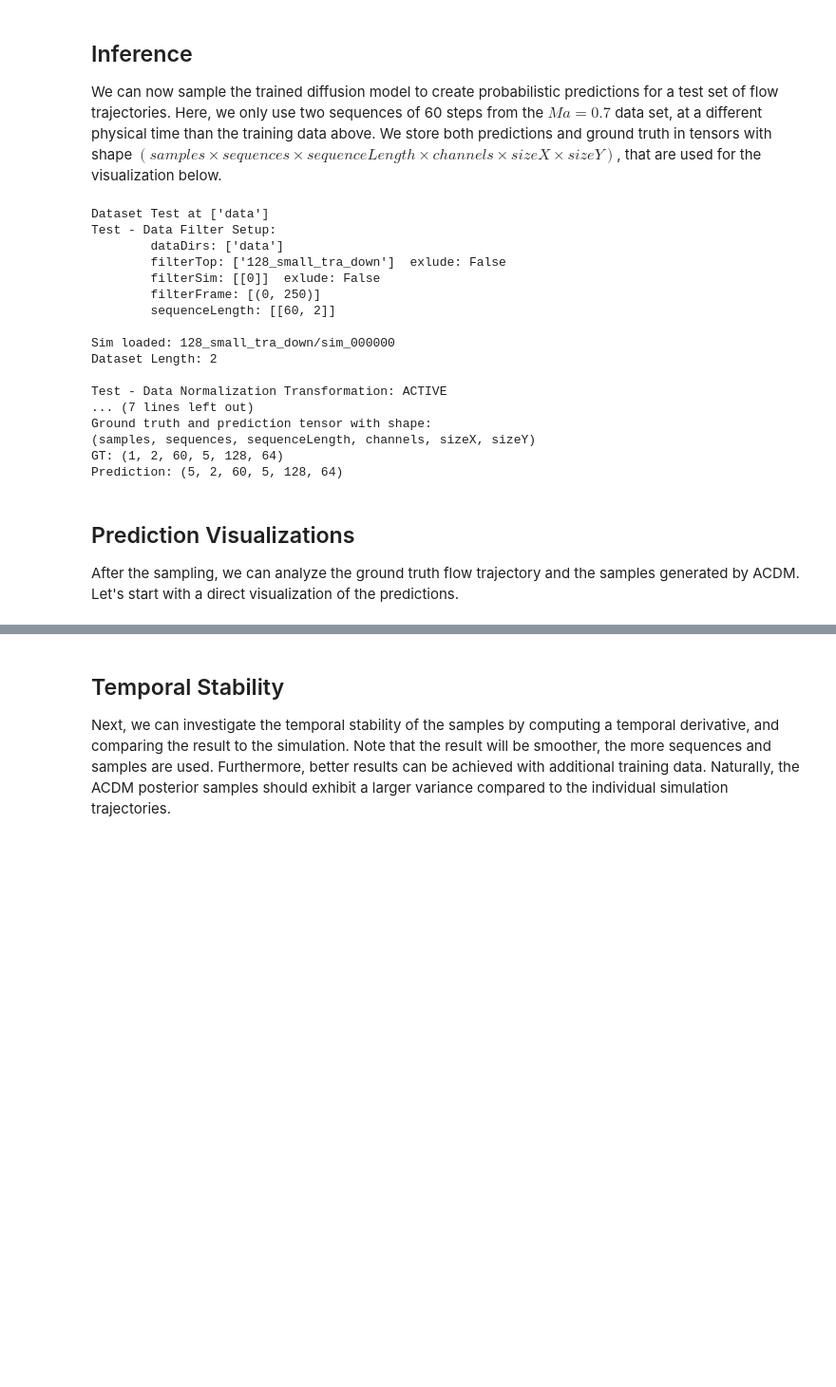
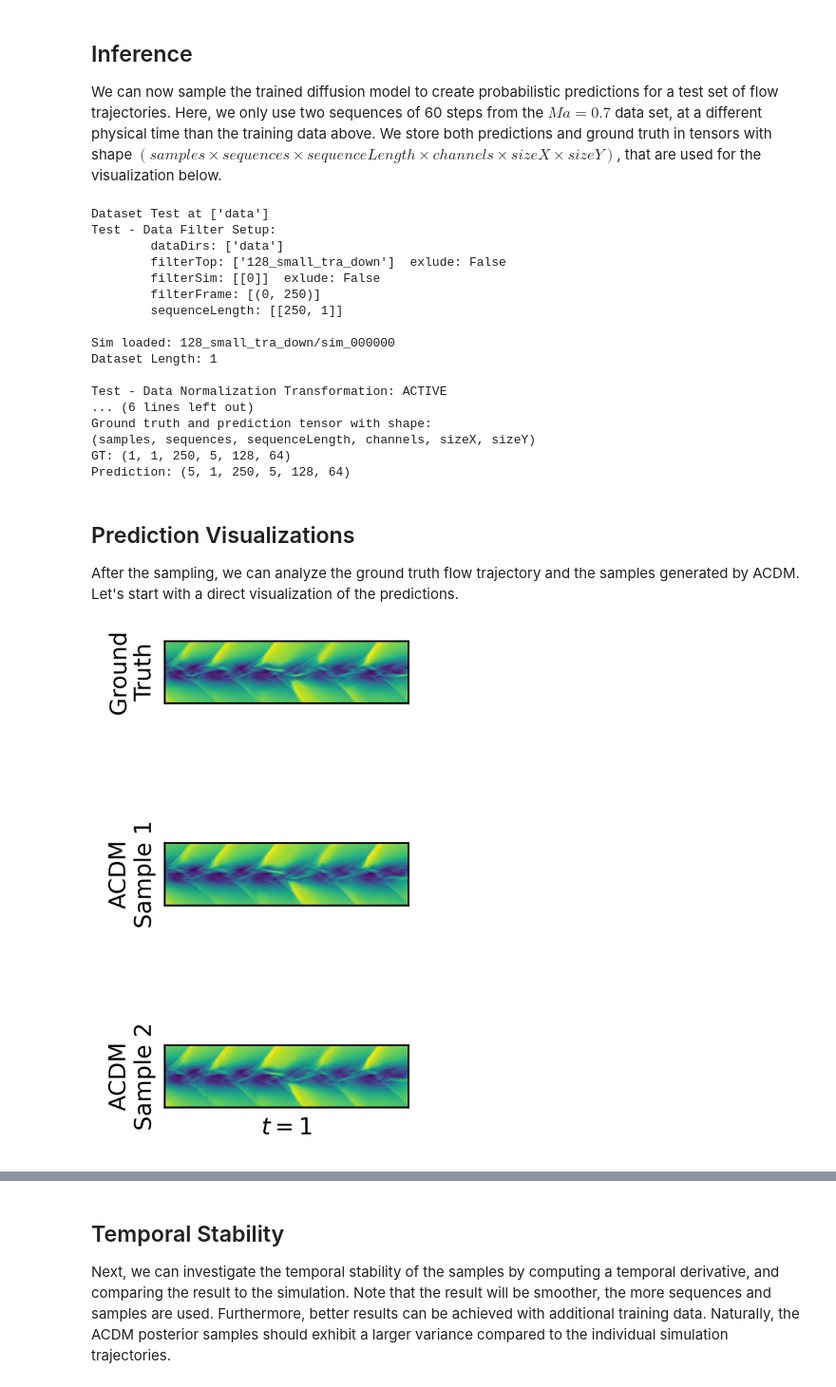
Before and after one commit to kidneybean-beef/autoreg-pde-diffusion, a Jupyter notebook: acdm-demo-supRes.ipynb, the cells around one changed output, grey strips where cells are left out. Shown at 95% size. Drawn from its saved outputs; the diff is of its cells as text; code cells hidden in the pictures; blank space fills up the shorter version.

```diff
--- a/acdm-demo-supRes.ipynb
+++ b/acdm-demo-supRes.ipynb
@@ -928,10 +926,10 @@ epoch_models = [int(re.findall(r"\d+", i)[0]) for i in os.listdir(path_model)]
 epoch_last = max(epoch_models)
 
 numSamples = 5
-sequenceLength = [60,2]
+sequenceLength = [250,1]
 simFields = ["dens", "pres"]
 simParams = ["mach"]
-diffusionSteps = 20
+# diffusionSteps = 20
 
 try: # load model if not trained/finetuned above
     model
@@ -1027,21 +1025,49 @@ Test - Data Filter Setup:
         filterTop: ['128_small_tra_down']  exlude: False
         filterSim: [[0]]  exlude: False
         filterFrame: [(0, 250)]
-        sequenceLength: [[60, 2]]
+        sequenceLength: [[250, 1]]
 
 Sim loaded: 128_small_tra_down/sim_000000
-Dataset Length: 2
+Dataset Length: 1
 
 Test - Data Normalization Transformation: ACTIVE
-... (7 lines left out)
+... (6 lines left out)
 Ground truth and prediction tensor with shape:
 (samples, sequences, sequenceLength, channels, sizeX, sizeY)
-GT: (1, 2, 60, 5, 128, 64)
-Prediction: (5, 2, 60, 5, 128, 64)
+GT: (1, 1, 250, 5, 128, 64)
+Prediction: (5, 1, 250, 5, 128, 64)
 # %% [markdown]
 ## Prediction Visualizations
 
 After the sampling, we can analyze the ground truth flow trajectory and the samples generated by ACDM. Let's start with a direct visualization of the predictions.
+# %%
+sequence = 0
+samples = [0,4]
+timeSteps = [i for i in range(sequenceLength[0])]
+field = 3 # velocity_x (0), velocity_y (1), density (2), or pressure (3)
+predPart = pred[samples]
+gtPred = np.concatenate([gt[:,sequence,timeSteps,field], predPart[:,sequence,timeSteps,field]])
+checkPos = 20
+gtPred = np.transpose(gtPred[:,:,checkPos:checkPos+1,:],(0,2,1,3))
+
+fig, axs = plt.subplots(nrows=gtPred.shape[0], ncols=1, figsize=(gtPred.shape[1]*1.9, gtPred.shape[0]*1.5), dpi=500, squeeze=False)
+
+for i in range(gtPred.shape[0]):
+    for j in range(1):
+        if i == gtPred.shape[0]-1:
+            axs[i,j].set_xlabel("$t=%s$" % (timeSteps[j]+1), fontsize=10)
+        if j == 0:
+            if i == 0:
+              axs[i,j].set_ylabel("Ground\nTruth", fontsize=10)
+            else:
+              axs[i,j].set_ylabel("ACDM\nSample %d" % i, fontsize=10)
+        axs[i,j].set_xticks([])
+        axs[i,j].set_yticks([])
+        im = axs[i,j].imshow(gtPred[i][j].transpose(), interpolation="catrom", cmap="viridis")
+
+plt.show()
+# %% [output]
+[figure, added]
 # %%
 sequence = 0
 # samples = [0,4]
```
Also changed, not shown: parts of 5 cells of this notebook, 2 other files.
